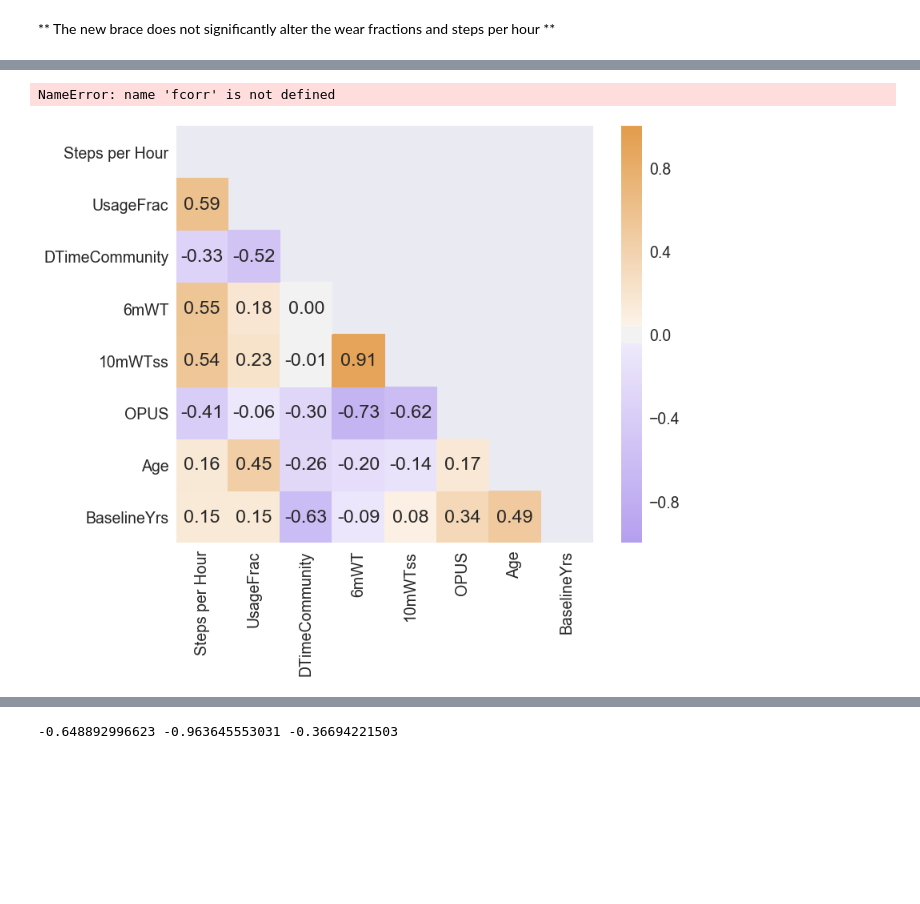
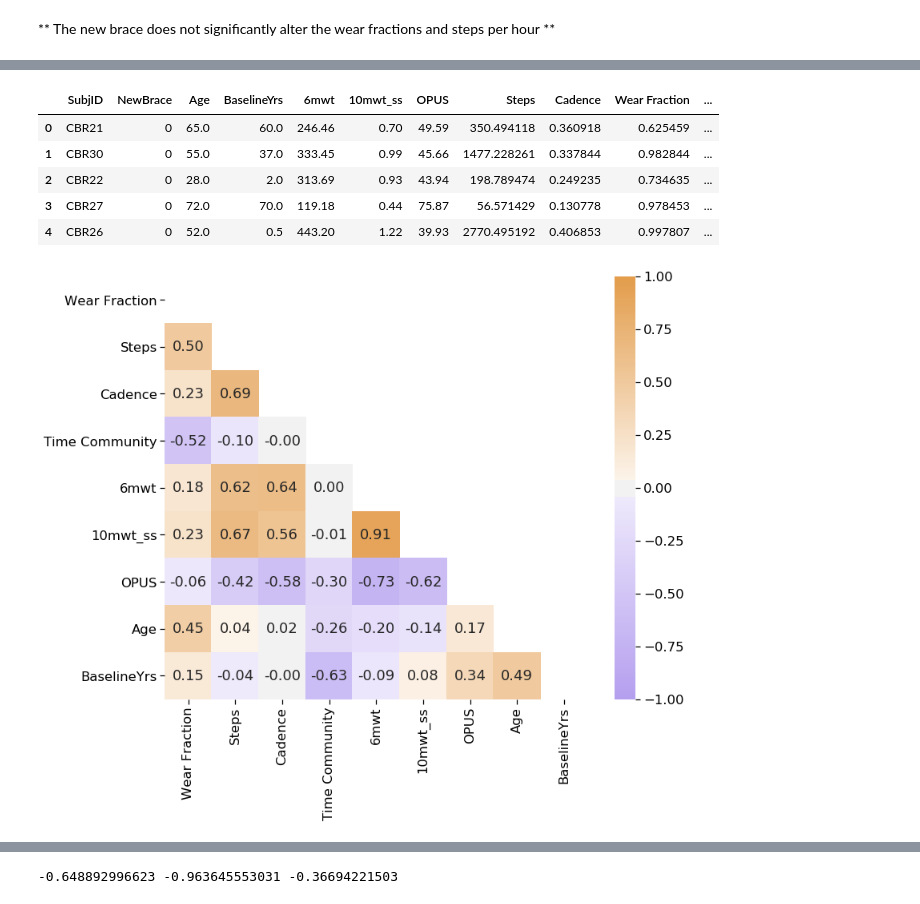
Before and after one commit to Luke3D/CbrAnalysis, a Jupyter notebook: PaperAnalysis.ipynb, the cells around one changed output, grey strips where cells are left out. Drawn from its saved outputs; the diff is of its cells as text; code cells hidden in the pictures; blank space fills up the shorter version.

Commit message:
update paperanalysis notebook w new features

```diff
--- a/PaperAnalysis.ipynb
+++ b/PaperAnalysis.ipynb
@@ -401,3 +490,0 @@ Featsubj = pd.merge(left=Featsubj,right=OPUSdata[OPUSdata['NewBrace']==0],how='i
-# %%
-Featsubj=Featsubj[['SubjID','NewBrace','Age','BaselineYrs','6mWT','10mWTss','OPUS','Steps per Hour',
-                   'UsageFrac','DTimeCommunity']]
@@ -422,28 +491,37 @@ Featsubj
+# %%
+Featsubj=pd.merge(Featsubj,OPUSdata.query('NewBrace==0'),on=['SubjID', 'NewBrace'])
+Featsubj=Featsubj[['SubjID','NewBrace','Age','BaselineYrs','6mwt','10mwt_ss','OPUS','Steps','Cadence','Wear Fraction',
+                   'Daily Duration']]
+# %%
+Featsubj.rename(columns={'Daily Duration':'Time Community'},inplace=True)
+Featsubj.head()
+# %% [output]
+|  | SubjID | NewBrace | Age | BaselineYrs | 6mwt | 10mwt_ss | OPUS | Steps | Cadence | Wear Fraction | ... |
+| 0 | CBR21 | 0 | 65.0 | 60.0 | 246.46 | 0.70 | 49.59 | 350.494118 | 0.360918 | 0.625459 | ... |
+| 1 | CBR30 | 0 | 55.0 | 37.0 | 333.45 | 0.99 | 45.66 | 1477.228261 | 0.337844 | 0.982844 | ... |
+| 2 | CBR22 | 0 | 28.0 | 2.0 | 313.69 | 0.93 | 43.94 | 198.789474 | 0.249235 | 0.734635 | ... |
+| 3 | CBR27 | 0 | 72.0 | 70.0 | 119.18 | 0.44 | 75.87 | 56.571429 | 0.130778 | 0.978453 | ... |
+| 4 | CBR26 | 0 | 52.0 | 0.5 | 443.20 | 1.22 | 39.93 | 2770.495192 | 0.406853 | 0.997807 | ... |
 # %%
 Featsubj['Age']=Featsubj.Age.astype('int')
-# %%
-Featsubj=Featsubj.rename(index=str,columns={'UsageFrac':'UsageFrac'})
-# %%
-fcorr
-# %% [output]
-NameError: name 'fcorr' is not defined
 # %%
 cmap = sns.diverging_palette(300, 20, 0, 50)
 # %%
-fcorr = Featsubj.drop(['NewBrace','SubjID'],axis=1)[['Steps per Hour','UsageFrac','DTimeCommunity','6mWT','10mWTss','OPUS','Age','BaselineYrs']].corr()
+fcorr = Featsubj.drop(['NewBrace','SubjID'],axis=1)[['Wear Fraction','Steps','Cadence','Time Community',
+                                                     '6mwt','10mwt_ss','OPUS','Age','BaselineYrs']].corr()
 #generate an triangular correlation matrix
 mask = np.zeros_like(fcorr, dtype=np.bool)
 mask[np.triu_indices_from(mask)] = True
 cmap = sns.diverging_palette(275, 45, 80, 70, as_cmap=True)
-sns.set_context('talk',font_scale=1.5)
+sns.set_context('notebook',font_scale=1.5)
 plt.figure(figsize=(12,10))
 # sns.heatmap(data=fcorr,mask=mask,cmap="PiYG",annot=True,fmt='.2f',square=True, vmin=-1, vmax=1)
 sns.heatmap(data=fcorr,mask=mask,cmap=cmap,annot=True,fmt='.2f',square=True, vmin=-1, vmax=1)
 sns.set_context('talk',font_scale=1)
-# plt.title('Pearson r - Personal Device Features')
-plt.savefig('./corr_personal.jpg',dpi=400)
+plt.tight_layout()
+plt.savefig('./Figs/corr_personal.jpg',dpi=400)
 # %% [output]
-[figure, old version]
+[figure, new version]
 # %%
 for x,y in itertools.combinations(Featsubj.drop('SubjID',axis=1).columns,2):
     r = pearsonr(Featsubj[x],Featsubj[y])
```
Also changed, not shown: parts of 100 cells of this notebook, 1 other file.
